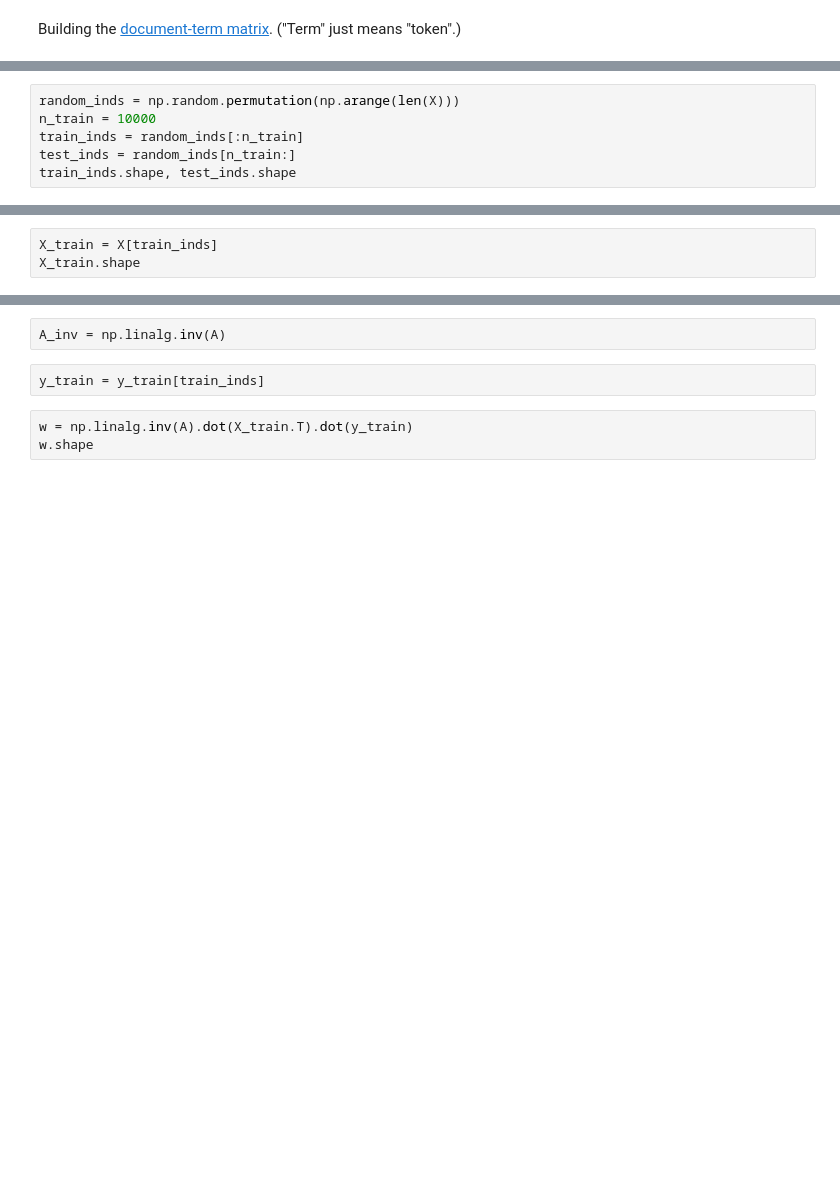
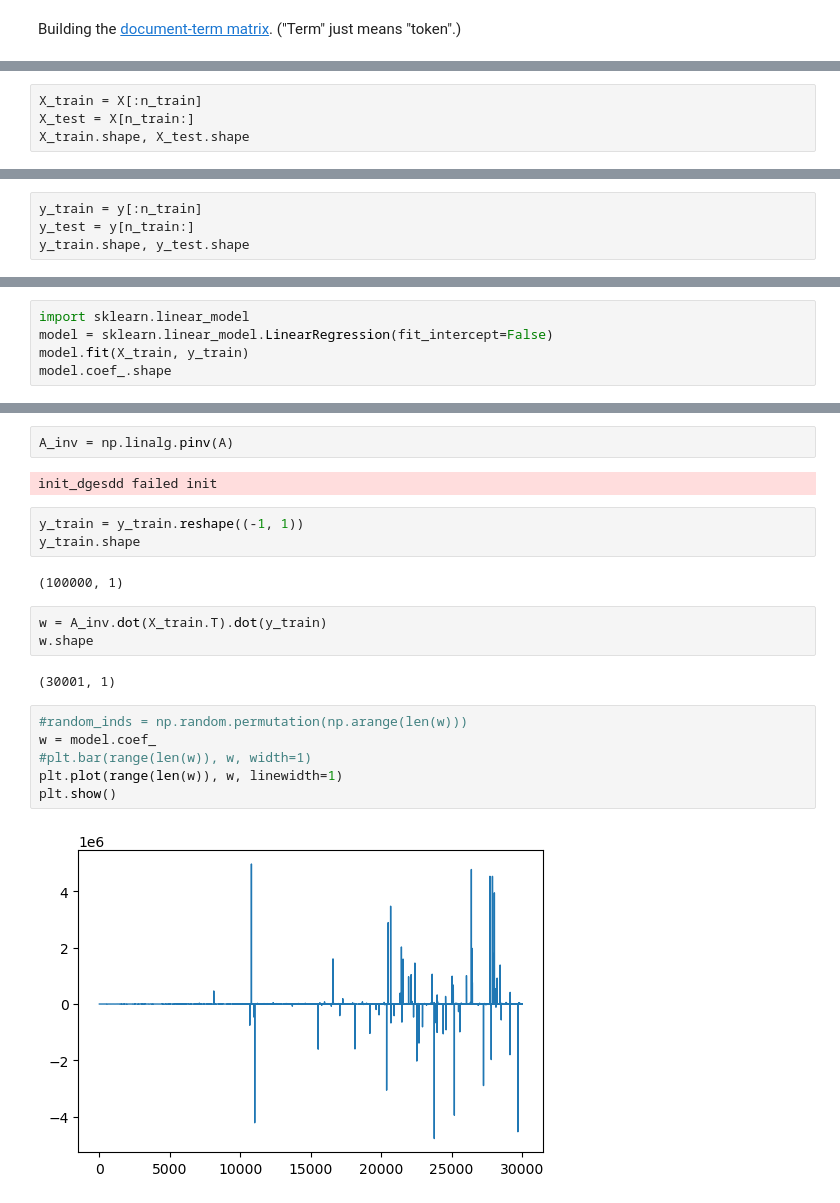
Before and after one commit to levon003/ml-visualized, a Jupyter notebook: _notebook/BoWLinRegTweets.ipynb, the cells around one changed output, grey strips where cells are left out. Saved outputs shown, nothing was run; the diff lists cells and outputs as text; blank space fills up the shorter version.

```diff
--- a/_notebook/BoWLinRegTweets.ipynb
+++ b/_notebook/BoWLinRegTweets.ipynb
@@ -321,6 +355,0 @@ X.shape
-# %%
-random_inds = np.random.permutation(np.arange(len(X)))
-n_train = 10000
-train_inds = random_inds[:n_train]
-test_inds = random_inds[n_train:]
-train_inds.shape, test_inds.shape
@@ -333,4 +360,5 @@ X.nbytes
 # %%
-X_train = X[train_inds]
-X_train.shape
+X_train = X[:n_train]
+X_test = X[n_train:]
+X_train.shape, X_test.shape
 # %% [output]
@@ -337,0 +366,4 @@ X_train.shape
+# %%
+y_train = y[:n_train]
+y_test = y[n_train:]
+y_train.shape, y_test.shape
@@ -337,0 +372,5 @@ X_train.shape
+# %%
+import sklearn.linear_model
+model = sklearn.linear_model.LinearRegression(fit_intercept=False)
+model.fit(X_train, y_train)
+model.coef_.shape
@@ -341,7 +384,22 @@ A.shape
 # %%
-A_inv = np.linalg.inv(A)
+A_inv = np.linalg.pinv(A)
+# %% [output]
+init_dgesdd failed init
-# %%
-y_train = y_train[train_inds]
+# %%
+y_train = y_train.reshape((-1, 1))
+y_train.shape
+# %% [output]
+(100000, 1)
 # %%
-w = np.linalg.inv(A).dot(X_train.T).dot(y_train)
+w = A_inv.dot(X_train.T).dot(y_train)
 w.shape
+# %% [output]
+(30001, 1)
+# %%
+#random_inds = np.random.permutation(np.arange(len(w)))
+w = model.coef_
+#plt.bar(range(len(w)), w, width=1)
+plt.plot(range(len(w)), w, linewidth=1)
+plt.show()
+# %% [output]
+[figure, added]
```
Also changed, not shown: parts of 42 cells of this notebook.
